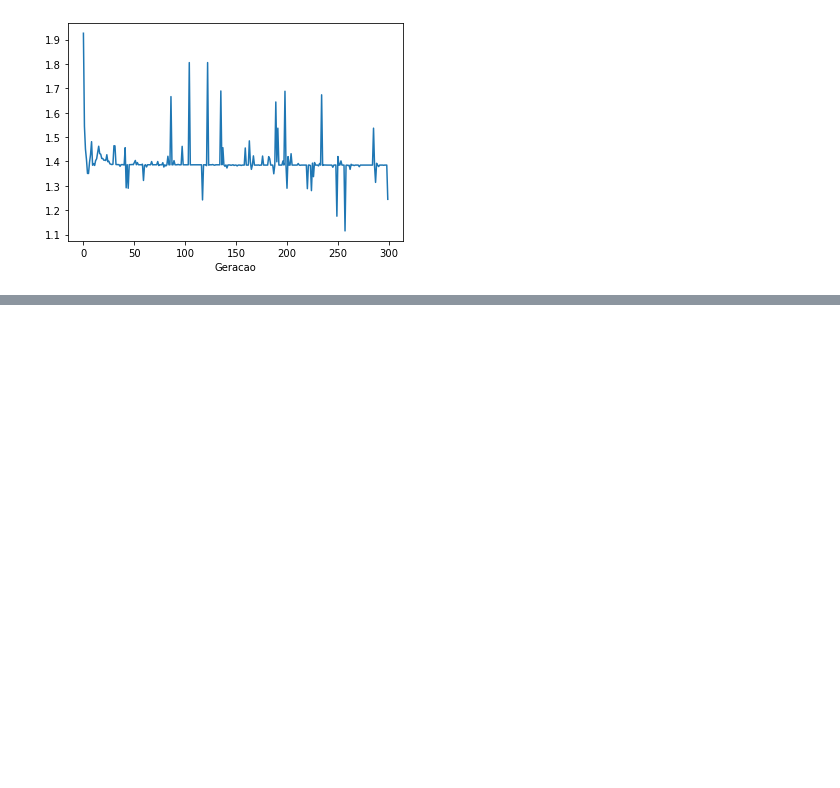
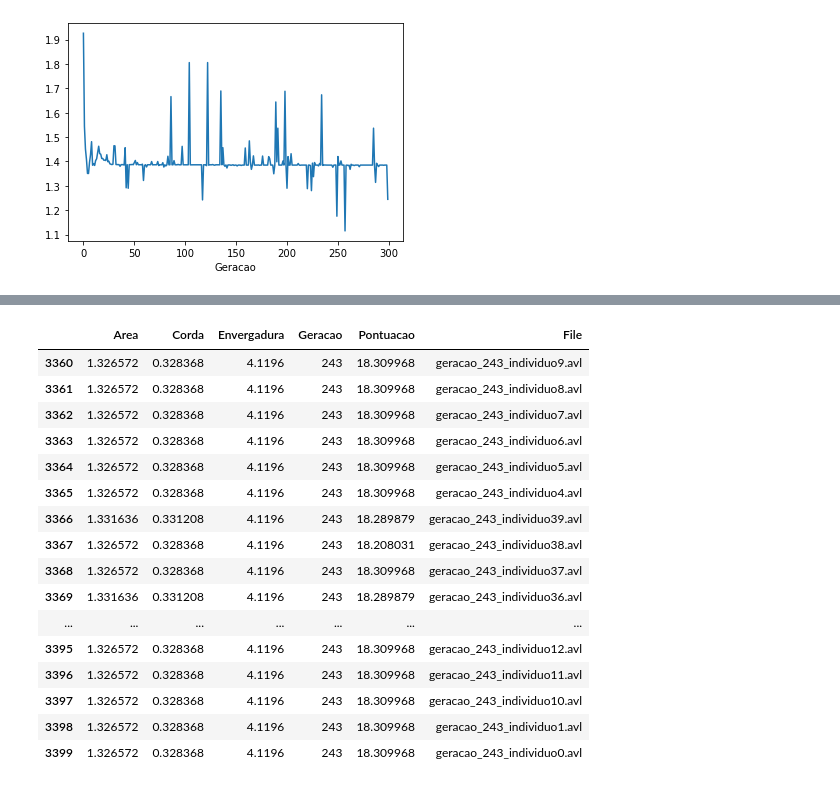
Before and after one commit to diegoakel/Asas-Moga, a Jupyter notebook: Ler Asas.ipynb, the cells around one changed output, grey strips where cells are left out. Drawn from its saved outputs; the diff is of its cells as text; code cells hidden in the pictures; blank space fills up the shorter version.

```diff
--- a/Ler Asas.ipynb
+++ b/Ler Asas.ipynb
@@ -66,0 +62,20 @@ df.groupby("Geracao").max()["Pontuacao"].plot()
+# %%
+df[df["Geracao"]==243]
+# %% [output]
+|  | Area | Corda | Envergadura | Geracao | Pontuacao | File |
+| 3360 | 1.326572 | 0.328368 | 4.1196 | 243 | 18.309968 | geracao_243_individuo9.avl |
+| 3361 | 1.326572 | 0.328368 | 4.1196 | 243 | 18.309968 | geracao_243_individuo8.avl |
+| 3362 | 1.326572 | 0.328368 | 4.1196 | 243 | 18.309968 | geracao_243_individuo7.avl |
+| 3363 | 1.326572 | 0.328368 | 4.1196 | 243 | 18.309968 | geracao_243_individuo6.avl |
+| 3364 | 1.326572 | 0.328368 | 4.1196 | 243 | 18.309968 | geracao_243_individuo5.avl |
+| 3365 | 1.326572 | 0.328368 | 4.1196 | 243 | 18.309968 | geracao_243_individuo4.avl |
+| 3366 | 1.331636 | 0.331208 | 4.1196 | 243 | 18.289879 | geracao_243_individuo39.avl |
+| 3367 | 1.326572 | 0.328368 | 4.1196 | 243 | 18.208031 | geracao_243_individuo38.avl |
+| 3368 | 1.326572 | 0.328368 | 4.1196 | 243 | 18.309968 | geracao_243_individuo37.avl |
+| 3369 | 1.331636 | 0.331208 | 4.1196 | 243 | 18.289879 | geracao_243_individuo36.avl |
+| ... | ... | ... | ... | ... | ... | ... |
+| 3395 | 1.326572 | 0.328368 | 4.1196 | 243 | 18.309968 | geracao_243_individuo12.avl |
+| 3396 | 1.326572 | 0.328368 | 4.1196 | 243 | 18.309968 | geracao_243_individuo11.avl |
+| 3397 | 1.326572 | 0.328368 | 4.1196 | 243 | 18.309968 | geracao_243_individuo10.avl |
+| 3398 | 1.326572 | 0.328368 | 4.1196 | 243 | 18.309968 | geracao_243_individuo1.avl |
+| 3399 | 1.326572 | 0.328368 | 4.1196 | 243 | 18.309968 | geracao_243_individuo0.avl |
```
Also changed, not shown: parts of 6 cells of this notebook.
